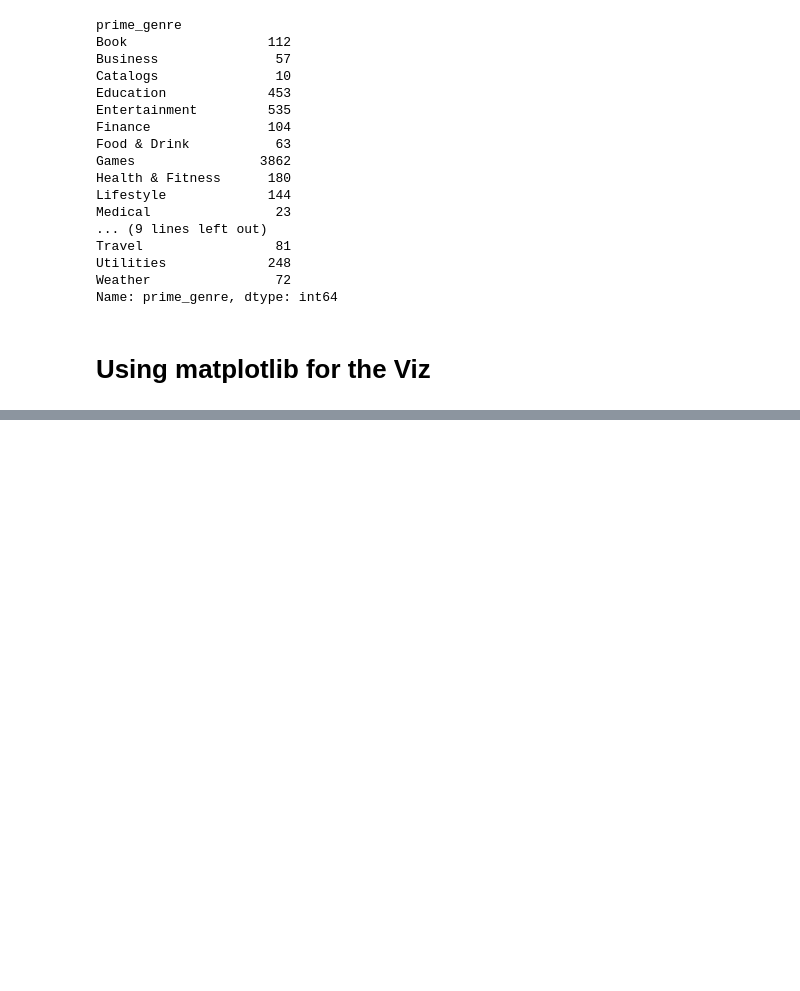
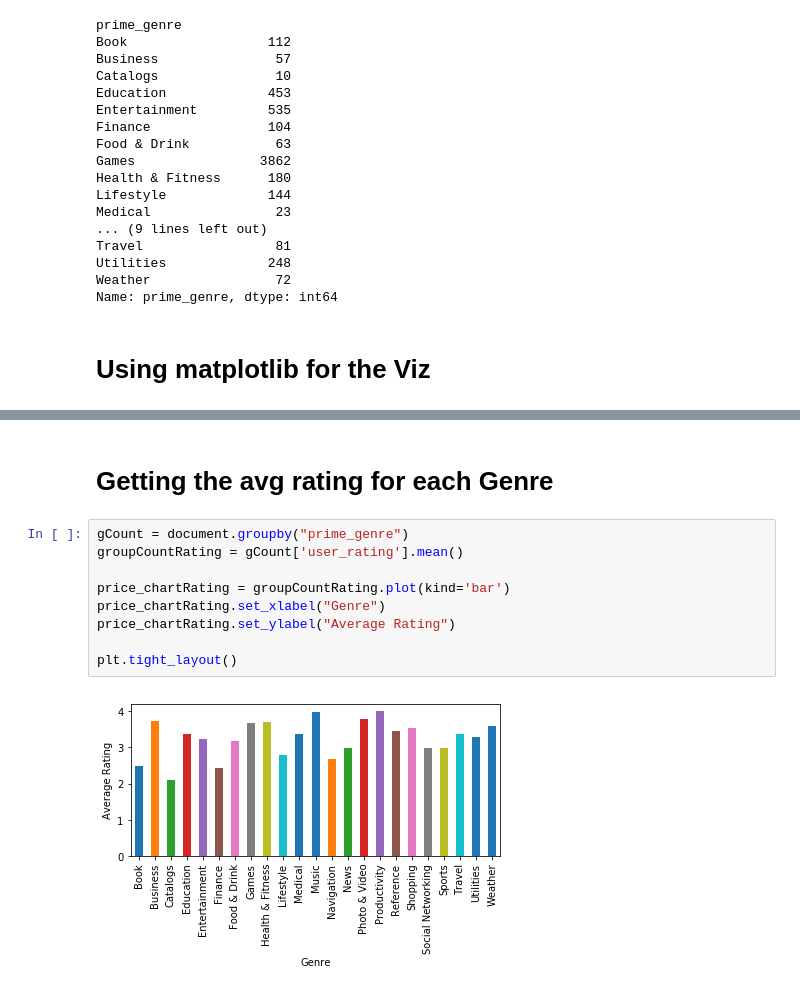
Before and after one commit to TigerYassin/AppData, a Jupyter notebook: Visualizing.ipynb, the cells around one changed output, grey strips where cells are left out. Saved outputs shown, nothing was run; the diff lists cells and outputs as text; blank space fills up the shorter version.

```diff
--- a/Visualizing.ipynb
+++ b/Visualizing.ipynb
@@ -53,0 +126,13 @@ plt.tight_layout()
+# %% [markdown]
+# Getting the avg rating for each Genre
+# %%
+gCount = document.groupby("prime_genre")
+groupCountRating = gCount['user_rating'].mean()
+
+price_chartRating = groupCountRating.plot(kind='bar')
+price_chartRating.set_xlabel("Genre")
+price_chartRating.set_ylabel("Average Rating")
+
+plt.tight_layout()
+# %% [output]
+[figure, added]
```
Also changed, not shown: parts of 8 cells of this notebook.
